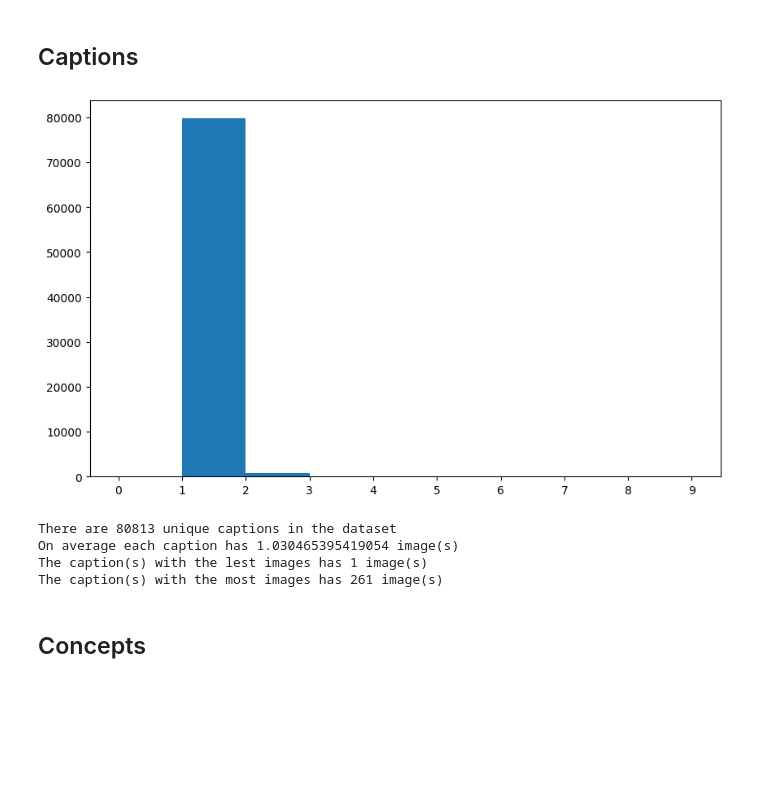
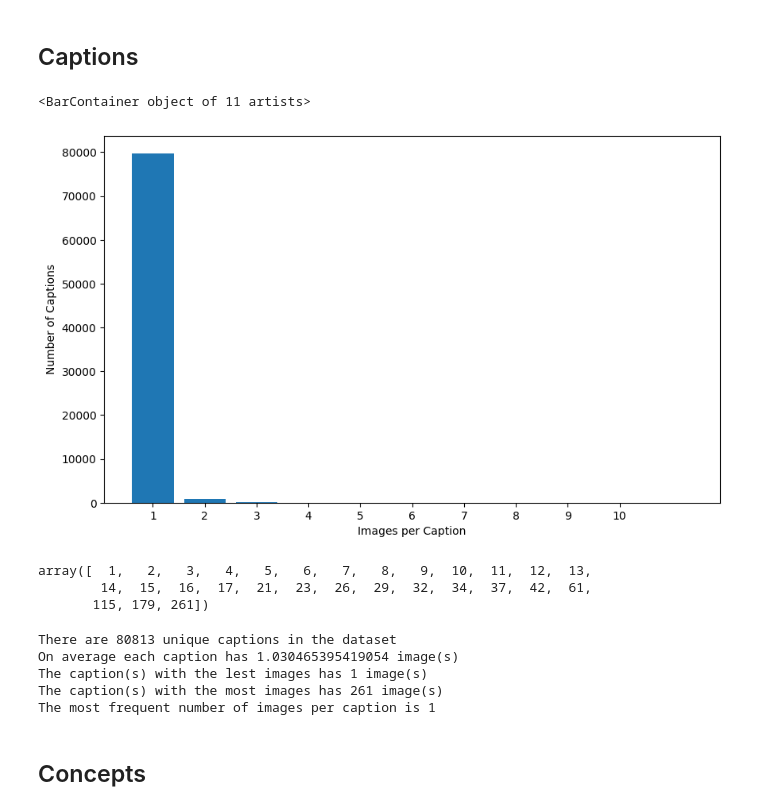
Before and after one commit to raul-singh/Rise-of-Transformers-Project, a Jupyter notebook: Code/Notebooks/Data_Exploration.ipynb, the cells around one changed output. Drawn from its saved outputs; the diff is of its cells as text; code cells hidden in the pictures; blank space fills up the shorter version.

```diff
--- a/Code/Notebooks/Data_Exploration.ipynb
+++ b/Code/Notebooks/Data_Exploration.ipynb
@@ -64,23 +64,37 @@ for caption in captions.values():
     else:
         unique_captions[caption] += 1
 unique_captions = [caption for caption in unique_captions.values()]
-# %%
-plt.figure(figsize=(10,6))
-plt.hist(unique_captions, bins=range(10))
-plt.xticks(range(10))
-plt.show()
-# %% [output]
-[figure, removed]
+# %%
+limit = 10
+
+labels, counts = np.unique(unique_captions, return_counts=True)
+
+plt.figure(figsize=(10,6))
+plt.xticks(range(limit + 1))
+plt.xlabel("Images per Caption")
+plt.ylabel("Number of Captions")
+plt.bar(labels[:limit + 1], counts[:limit + 1], align='center')
+# %% [output]
+<BarContainer object of 11 artists>
+[figure, added]
+# %%
+labels
+# %% [output]
+array([  1,   2,   3,   4,   5,   6,   7,   8,   9,  10,  11,  12,  13,
+        14,  15,  16,  17,  21,  23,  26,  29,  32,  34,  37,  42,  61,
+       115, 179, 261])
 # %%
 print(f"There are {len(unique_captions)} unique captions in the dataset")
 print(f"On average each caption has {sum(unique_captions) / len(unique_captions)} image(s)")
 print(f"The caption(s) with the lest images has {min(unique_captions)} image(s)")
 print(f"The caption(s) with the most images has {max(unique_captions)} image(s)")
+print(f"The most frequent number of images per caption is {labels[np.argmax(counts)]}")
 # %% [output]
 There are 80813 unique captions in the dataset
 On average each caption has 1.030465395419054 image(s)
 The caption(s) with the lest images has 1 image(s)
 The caption(s) with the most images has 261 image(s)
+The most frequent number of images per caption is 1
 # %% [markdown]
 ## Concepts
 # %%
```
Also changed, not shown: parts of 6 cells of this notebook.
